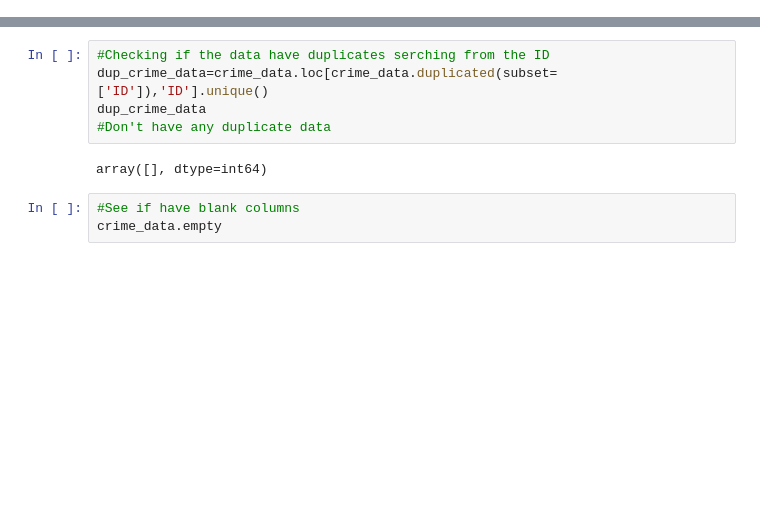
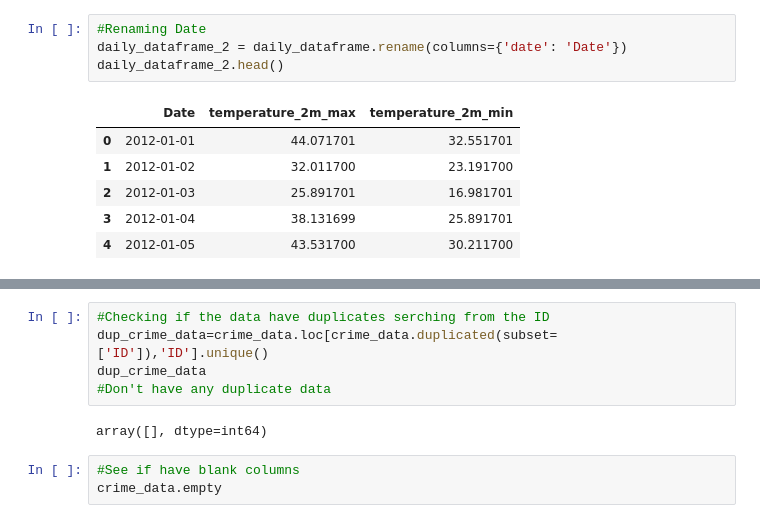
Before and after one commit to KevSantino28/project_1, a Jupyter notebook: data_clean_up.ipynb, the cells around one changed output, grey strips where cells are left out. Drawn from its saved outputs; the diff is of its cells as text; blank space fills up the shorter version.

```diff
--- a/data_clean_up.ipynb
+++ b/data_clean_up.ipynb
@@ -6,0 +104,11 @@ import numpy as np
+# %%
+#Renaming Date
+daily_dataframe_2 = daily_dataframe.rename(columns={'date': 'Date'})
+daily_dataframe_2.head()
+# %% [output]
+|  | Date | temperature_2m_max | temperature_2m_min |
+| 0 | 2012-01-01 | 44.071701 | 32.551701 |
+| 1 | 2012-01-02 | 32.011700 | 23.191700 |
+| 2 | 2012-01-03 | 25.891701 | 16.981701 |
+| 3 | 2012-01-04 | 38.131699 | 25.891701 |
+| 4 | 2012-01-05 | 43.531700 | 30.211700 |
```
Also changed, not shown: parts of 6 cells of this notebook, 2 other files.
